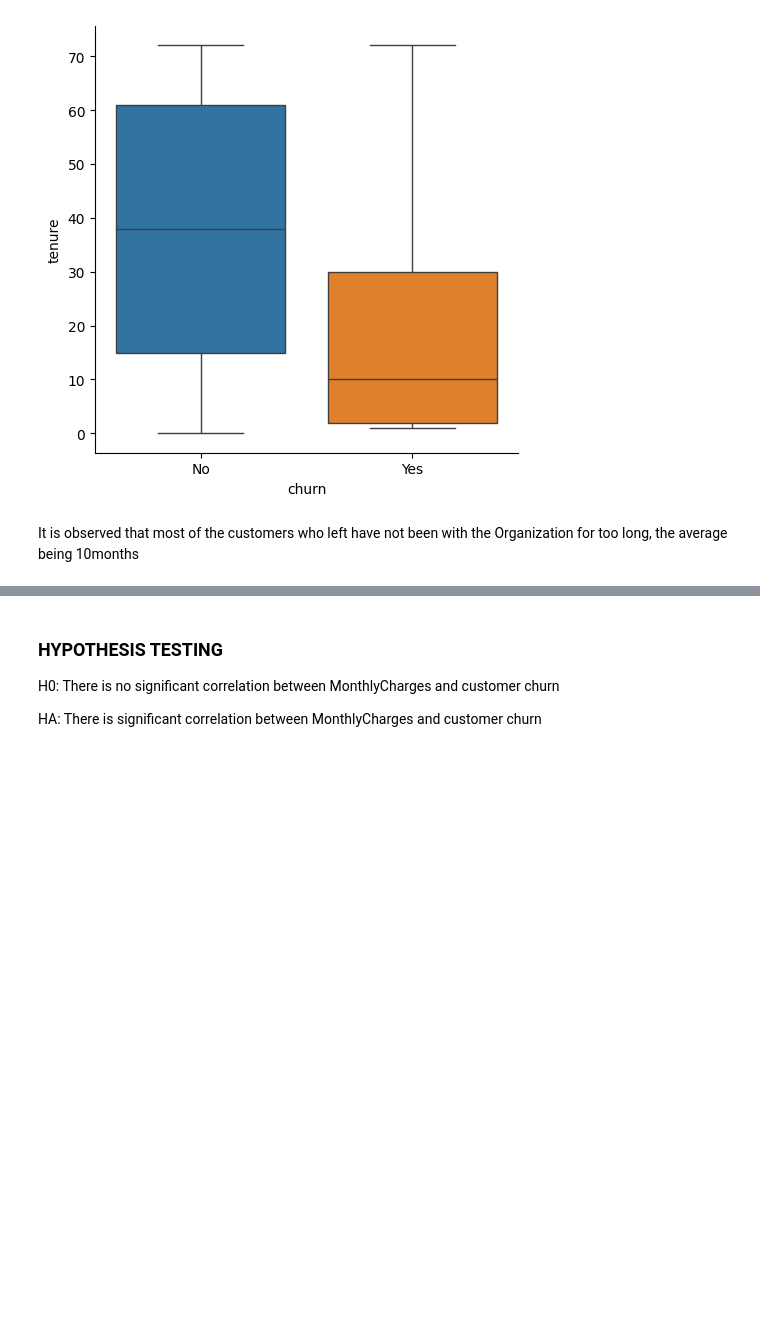
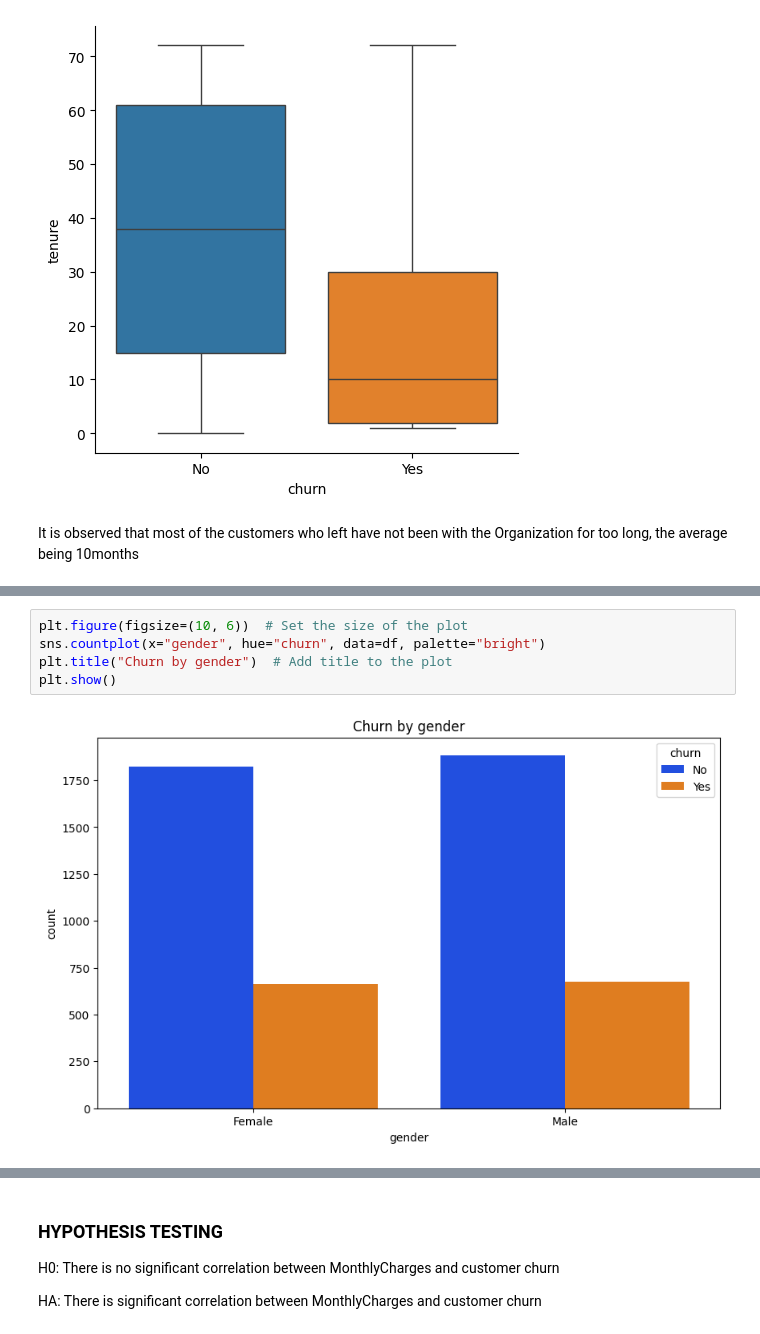
Before and after one commit to iakwatia/Customer-Churn-Prediction, a Jupyter notebook: Classification-customer churn prediction.ipynb, the cells around one changed output, grey strips where cells are left out. Saved outputs shown, nothing was run; the diff lists cells and outputs as text; blank space fills up the shorter version.

```diff
--- a/Classification-customer churn prediction.ipynb
+++ b/Classification-customer churn prediction.ipynb
@@ -461,0 +480,7 @@ It is observed that most of the customers who left have not been with the Organi
+# %%
+plt.figure(figsize=(10, 6))  # Set the size of the plot
+sns.countplot(x="gender", hue="churn", data=df, palette="bright")
+plt.title("Churn by gender")  # Add title to the plot
+plt.show()
+# %% [output]
+[figure, added]
```
Also changed, not shown: parts of 6 cells of this notebook.
